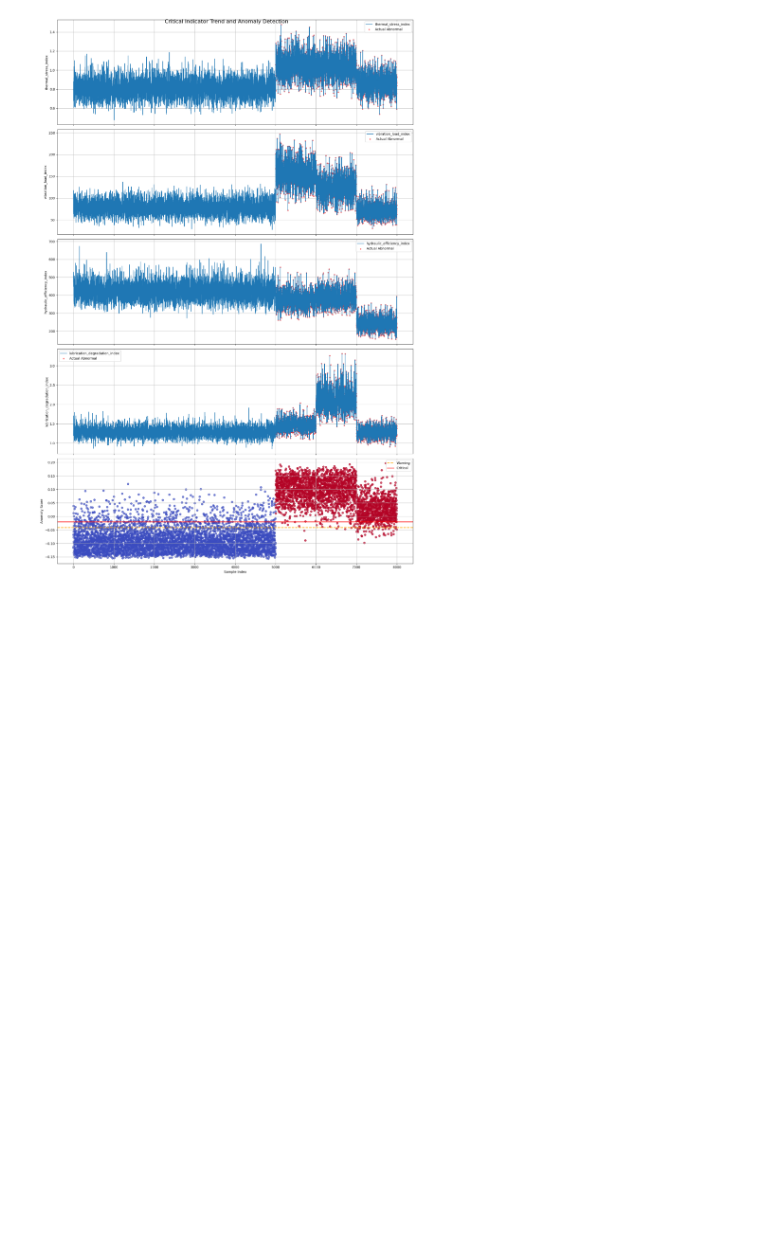
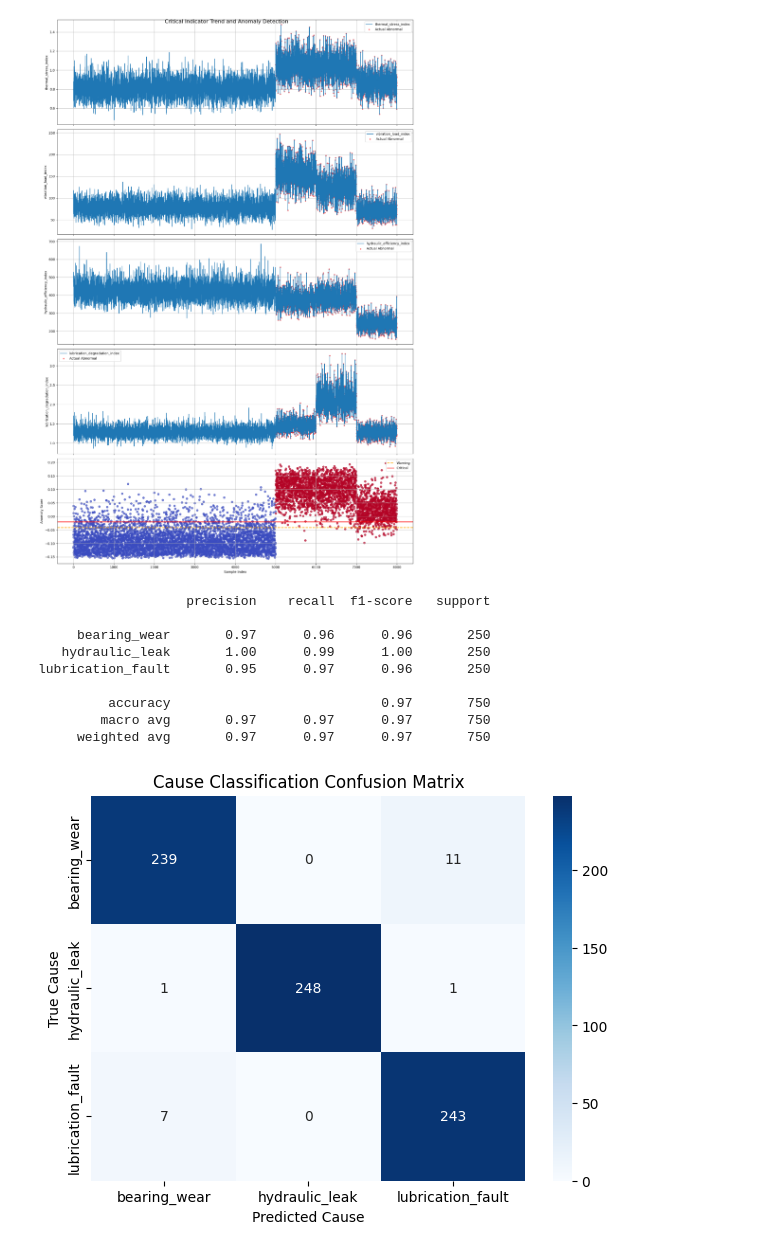
Before and after one commit to efforthye/human-ai, a Jupyter notebook: workspace/8-01) 머신러닝 응용실습_1.ipynb, the cells around one changed output. Cells and saved outputs as stored; diff of their text form; code cells hidden in the pictures; blank space fills up the shorter version.

```diff
--- a/workspace/8-01) 머신러닝 응용실습_1.ipynb
+++ b/workspace/8-01) 머신러닝 응용실습_1.ipynb
@@ -557,3 +557,55 @@ plt.tight_layout() # 그래프 간 간격을 자동 조정해 라벨/제목 겹
 plt.show() # 완성된 그래프 출력
 # %% [output]
 [figure]
+# %%
+# ===================================================
+# 12. 원인분류 모델 학습 (이상 데이터 기반)
+# ===================================================
+
+# 이상 데이터 프레임 정의
+abnormal_df = df_feat[df_feat.is_abnormal==1]
+# 이상 데이터 중 치명 인자만 입력 변수로 선택
+X_cause = abnormal_df[critical_cols]
+# 이상 데이터의 고장 유형을 fault_type에 있는 항목으로 정답 라벨로서 사용
+y_cause = abnormal_df.fault_type
+
+# 학습용/평가용 데이터 분리 (75%:25%), stratify로 고장 유형 비율을 양쪽에 동일하게 유지
+X_train, X_test, y_train, y_test = train_test_split(X_cause, y_cause, test_size=0.25, random_state=42, stratify=y_cause)
+# 원인 분류 모델 정의 (랜덤 포레스트 사용)
+cause_model = RandomForestClassifier(n_estimators=400, max_depth=None, random_state=42)
+# 원인 분류 모델 학습
+cause_model.fit(X_train, y_train)
+
+# 학습하지 않은 X_test 데이터를 가지고 고장 원인 예측
+y_pred = cause_model.predict(X_test)
+# 학습한 데이터 성능 검증 (고장 원인 분류 성능 출력)
+print(classification_report(y_test, y_pred))
+
+# confusion matrix 계산
+cm = confusion_matrix(y_test, y_pred, labels=cause_model.classes_)
+
+# 그래프 출력
+plt.figure(figsize=(7,5))
+sns.heatmap(
+    cm, # 계산된 confusion matrix
+    annot=True,
+    fmt="d",
+    xticklabels=cause_model.classes_,
+    yticklabels=cause_model.classes_,
+    cmap= "Blues"
+)
+plt.title("Cause Classification Confusion Matrix")
+plt.xlabel("Predicted Cause")
+plt.ylabel("True Cause")
+plt.show()
+# %% [output]
+                   precision    recall  f1-score   support
+
+     bearing_wear       0.97      0.96      0.96       250
+   hydraulic_leak       1.00      0.99      1.00       250
+lubrication_fault       0.95      0.97      0.96       250
+
+         accuracy                           0.97       750
+        macro avg       0.97      0.97      0.97       750
+     weighted avg       0.97      0.97      0.97       750
+[figure, added]
```
Also changed, not shown: parts of 3 cells of this notebook, 10 other files.
